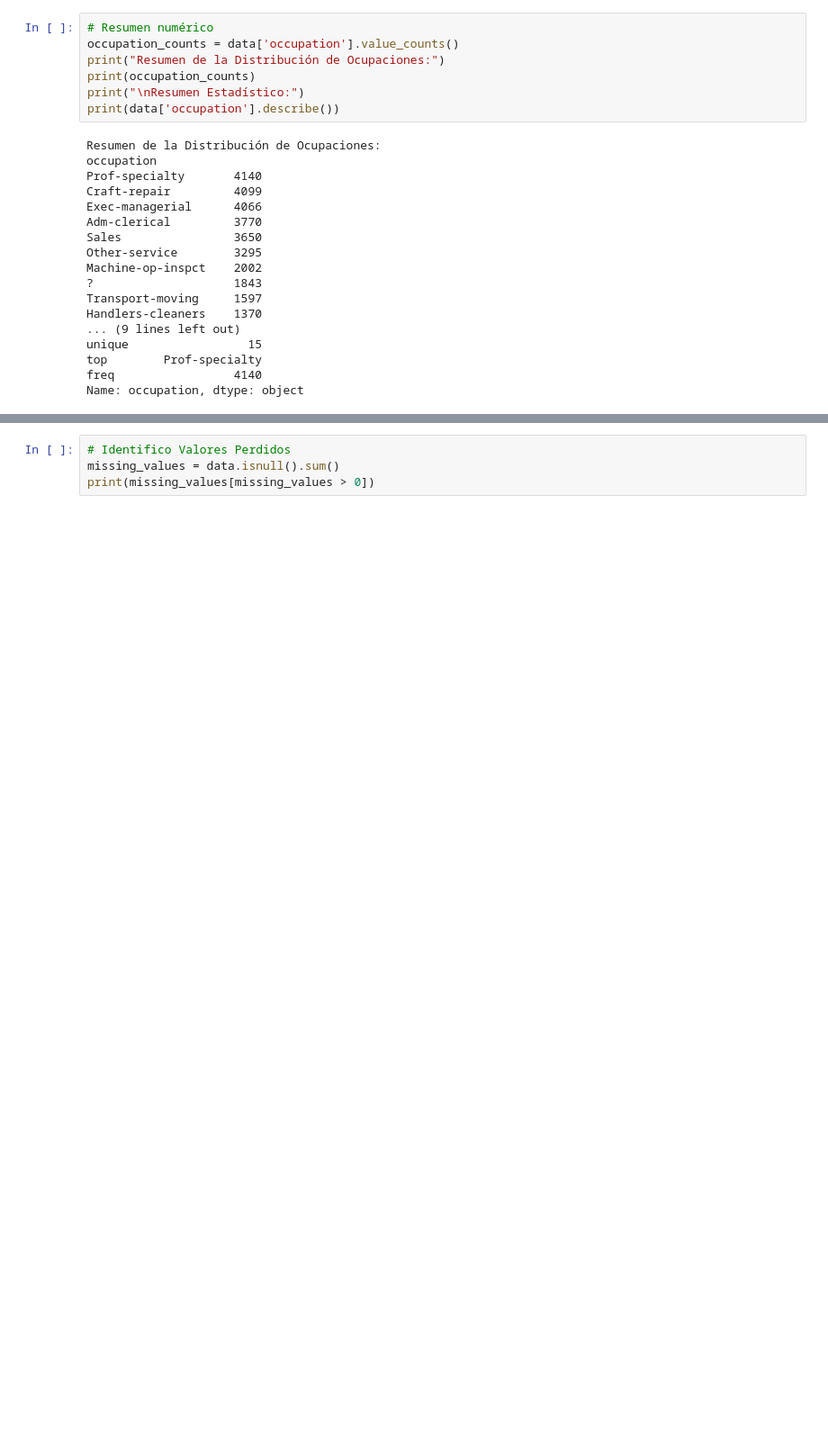
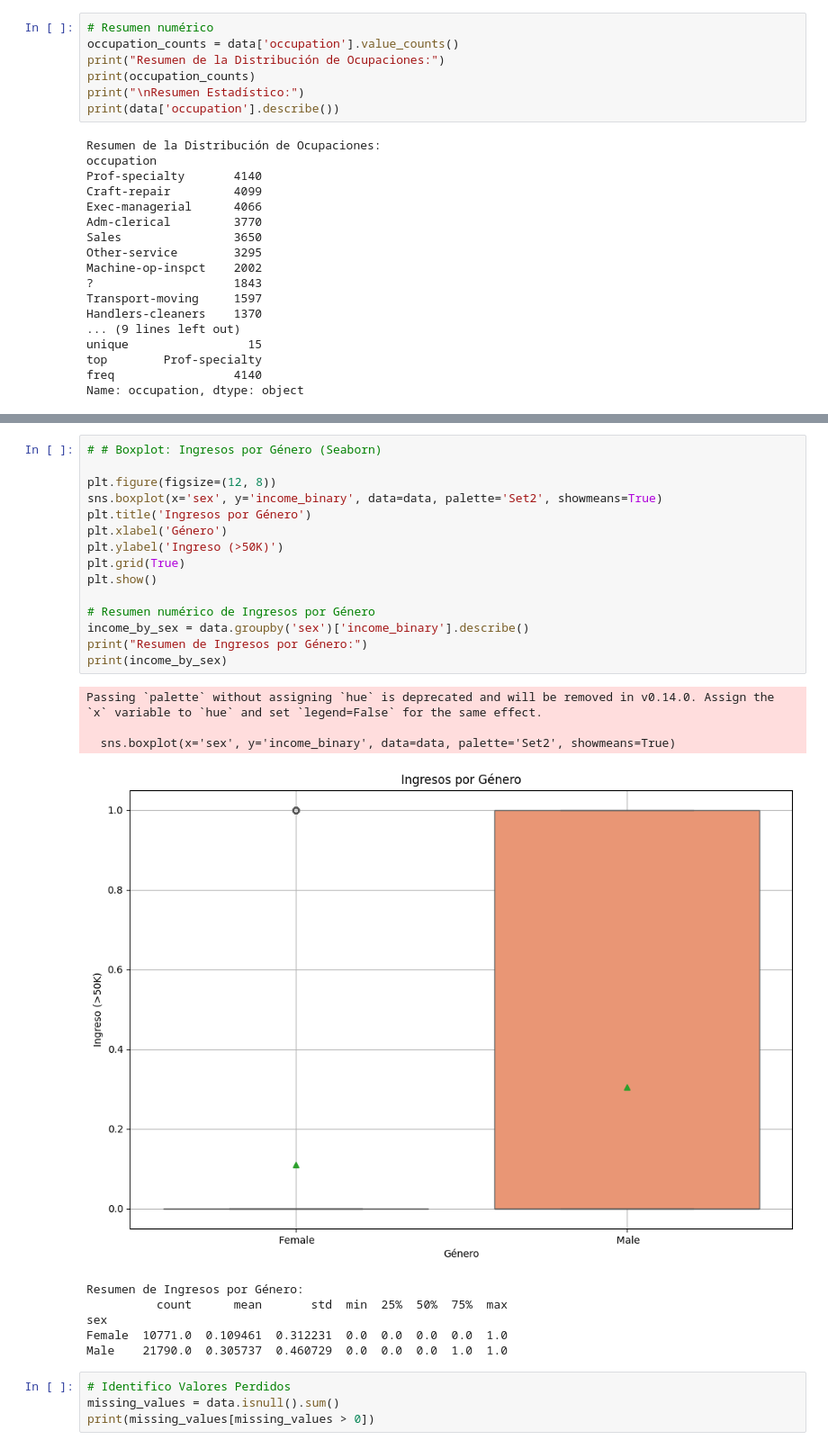
Before and after one commit to ArielMartinez3/Proyecto-Final-Data-Science, a Jupyter notebook: ProyectoDS_ParteI_Martinez.ipynb, the cells around one changed output, grey strips where cells are left out. Shown at 90% size. Cells and saved outputs as stored; diff of their text form; blank space fills up the shorter version.

```diff
--- a/ProyectoDS_ParteI_Martinez.ipynb
+++ b/ProyectoDS_ParteI_Martinez.ipynb
@@ -271,3 +296,28 @@ Name: occupation, dtype: object
+# %%
+# # Boxplot: Ingresos por Género (Seaborn)
+
+plt.figure(figsize=(12, 8))
+sns.boxplot(x='sex', y='income_binary', data=data, palette='Set2', showmeans=True)
+plt.title('Ingresos por Género')
+plt.xlabel('Género')
+plt.ylabel('Ingreso (>50K)')
+plt.grid(True)
+plt.show()
+
+# Resumen numérico de Ingresos por Género
+income_by_sex = data.groupby('sex')['income_binary'].describe()
+print("Resumen de Ingresos por Género:")
+print(income_by_sex)
+# %% [output]
+Passing `palette` without assigning `hue` is deprecated and will be removed in v0.14.0. Assign the `x` variable to `hue` and set `legend=False` for the same effect.
+
+  sns.boxplot(x='sex', y='income_binary', data=data, palette='Set2', showmeans=True)
+[figure, added]
+Resumen de Ingresos por Género:
+          count      mean       std  min  25%  50%  75%  max
+sex
+Female  10771.0  0.109461  0.312231  0.0  0.0  0.0  0.0  1.0
+Male    21790.0  0.305737  0.460729  0.0  0.0  0.0  1.0  1.0
 # %%
 # Identifico Valores Perdidos
 missing_values = data.isnull().sum()
```
Also changed, not shown: parts of 1 cell of this notebook.
